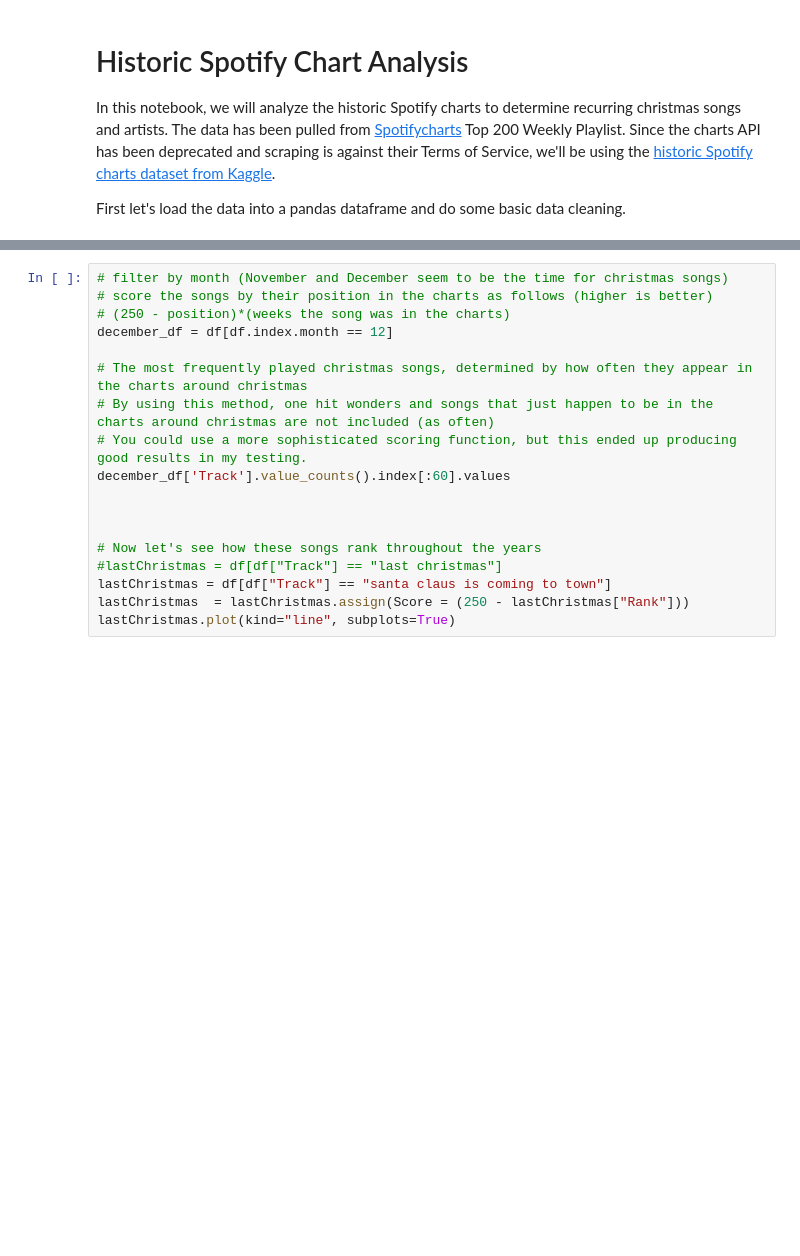
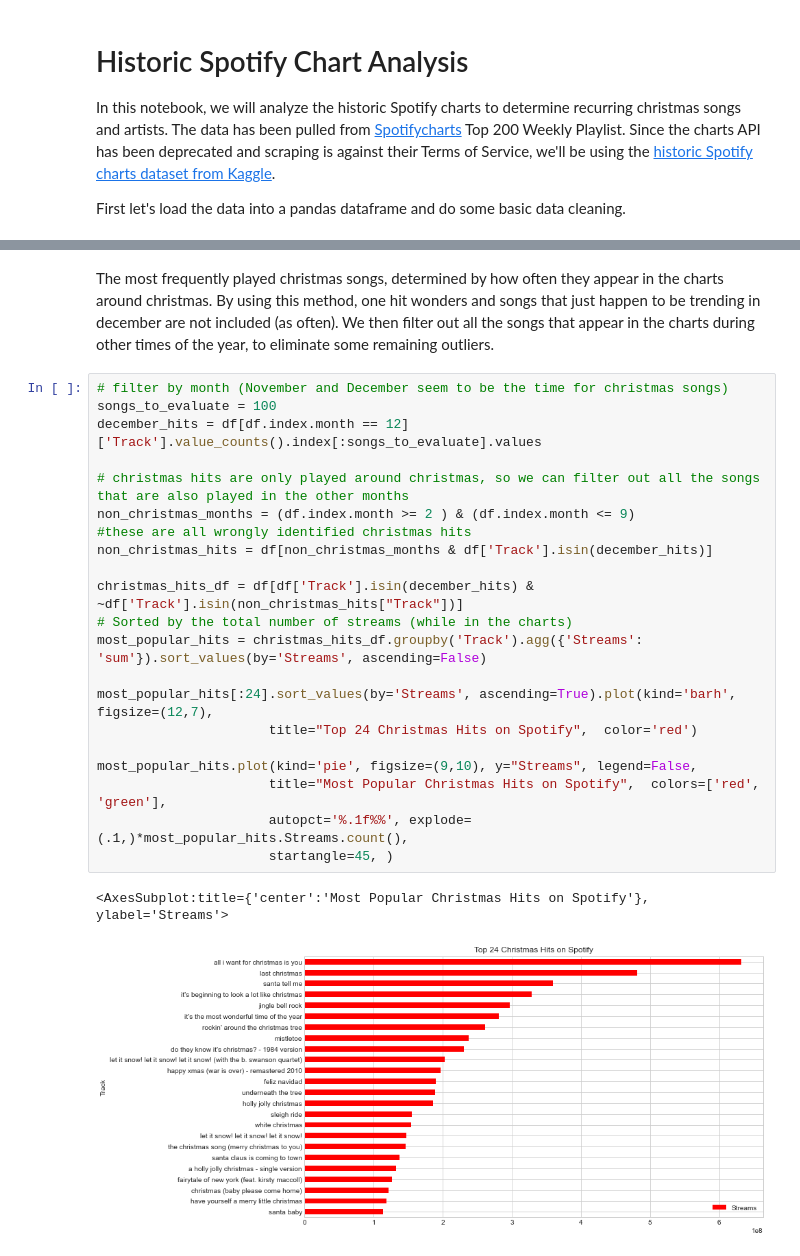
Before and after one commit to missing-user/christmasPredictor, a Jupyter notebook: .ipynb, the cells around one changed output, grey strips where cells are left out. Saved outputs shown, nothing was run; the diff lists cells and outputs as text; blank space fills up the shorter version.

```diff
--- a/.ipynb
+++ b/.ipynb
@@ -42,18 +44,26 @@ RuntimeWarning: Enable tracemalloc to get the object allocation traceback
-# %%
-# filter by month (November and December seem to be the time for christmas songs)
-# score the songs by their position in the charts as follows (higher is better)
-# (250 - position)*(weeks the song was in the charts)
-december_df = df[df.index.month == 12]
-
-# The most frequently played christmas songs, determined by how often they appear in the charts around christmas
-# By using this method, one hit wonders and songs that just happen to be in the charts around christmas are not included (as often)
-# You could use a more sophisticated scoring function, but this ended up producing good results in my testing.
-december_df['Track'].value_counts().index[:60].values
-
-
-
-# Now let's see how these songs rank throughout the years
-#lastChristmas = df[df["Track"] == "last christmas"]
-lastChristmas = df[df["Track"] == "santa claus is coming to town"]
-lastChristmas  = lastChristmas.assign(Score = (250 - lastChristmas["Rank"]))
-lastChristmas.plot(kind="line", subplots=True)
+# %% [markdown]
+The most frequently played christmas songs, determined by how often they appear in the charts around christmas. By using this method, one hit wonders and songs that just happen to be trending in december are not included (as often). We then filter out all the songs that appear in the charts during other times of the year, to eliminate some remaining outliers.
+# %%
+# filter by month (November and December seem to be the time for christmas songs)
+songs_to_evaluate = 100
+december_hits = df[df.index.month == 12]['Track'].value_counts().index[:songs_to_evaluate].values
+
+# christmas hits are only played around christmas, so we can filter out all the songs that are also played in the other months
+non_christmas_months = (df.index.month >= 2 ) & (df.index.month <= 9)
+#these are all wrongly identified christmas hits
+non_christmas_hits = df[non_christmas_months & df['Track'].isin(december_hits)]
+
+christmas_hits_df = df[df['Track'].isin(december_hits) & ~df['Track'].isin(non_christmas_hits["Track"])]
+# Sorted by the total number of streams (while in the charts)
+most_popular_hits = christmas_hits_df.groupby('Track').agg({'Streams': 'sum'}).sort_values(by='Streams', ascending=False)
+
+most_popular_hits[:24].sort_values(by='Streams', ascending=True).plot(kind='barh', figsize=(12,7),
+                      title="Top 24 Christmas Hits on Spotify",  color='red')
+
+most_popular_hits.plot(kind='pie', figsize=(9,10), y="Streams", legend=False,
+                      title="Most Popular Christmas Hits on Spotify",  colors=['red', 'green'],
+                      autopct='%.1f%%', explode=(.1,)*most_popular_hits.Streams.count(),
+                      startangle=45, )
+# %% [output]
+<AxesSubplot:title={'center':'Most Popular Christmas Hits on Spotify'}, ylabel='Streams'>
+[figure, added]
```
Also changed, not shown: parts of 12 cells of this notebook, 2 other files.
